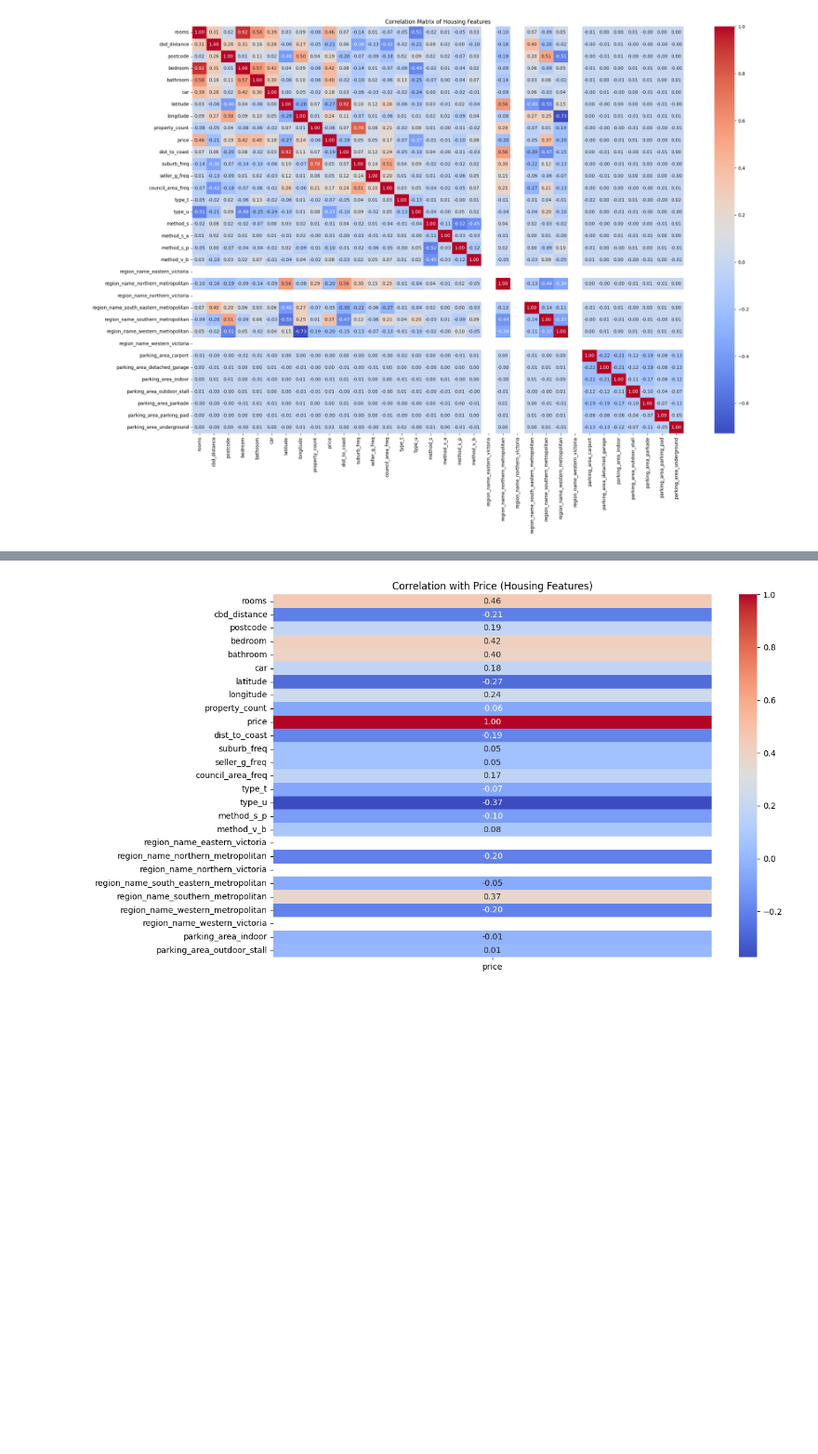
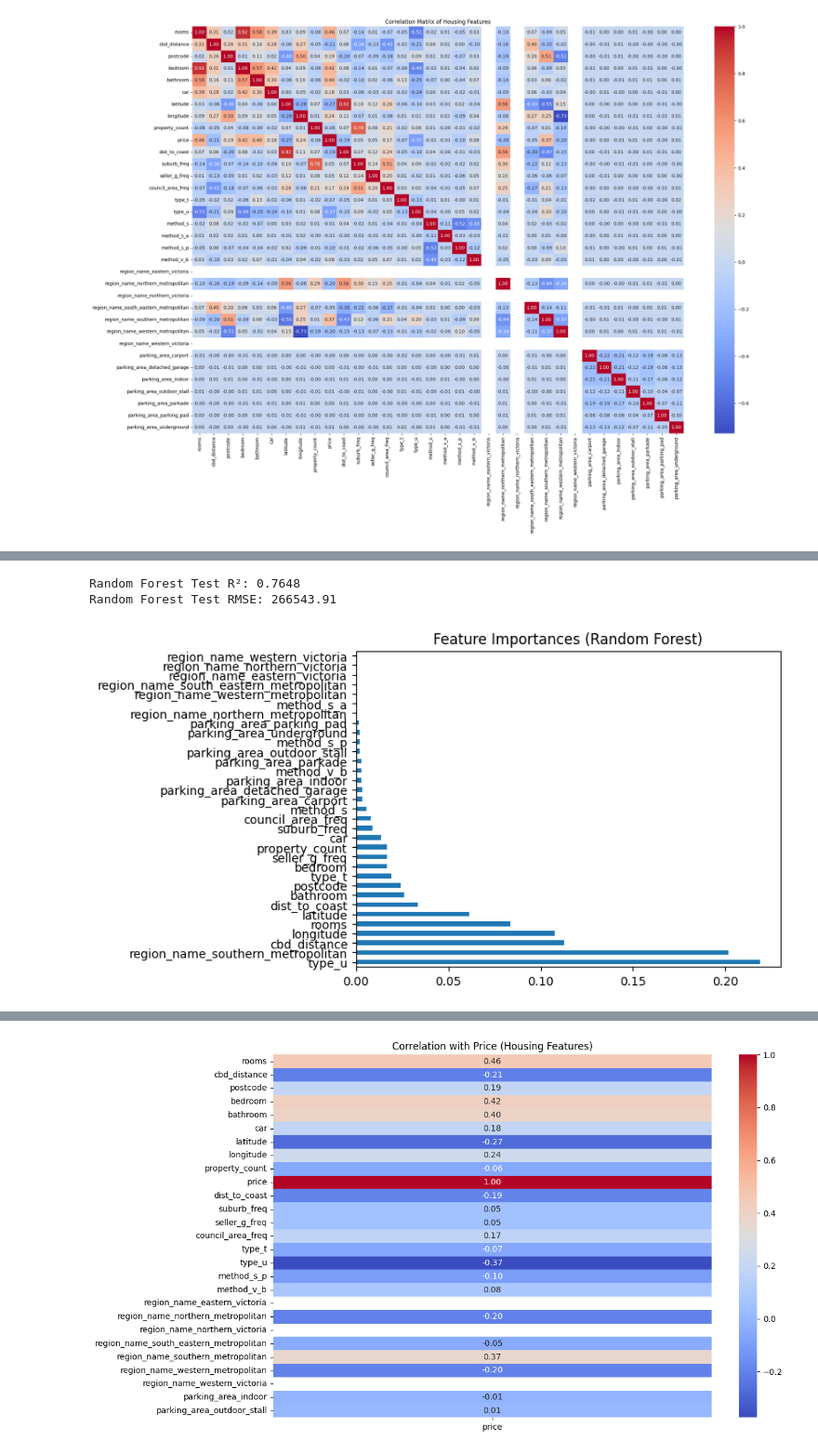
Before and after one commit to Wazard/Machine-Learning, a Jupyter notebook: 2025-12-03/melbourne_analysis.ipynb, the cells around one changed output, grey strips where cells are left out. Shown at 93% size. Saved outputs shown, nothing was run; the diff lists cells and outputs as text; code cells hidden in the pictures; blank space fills up the shorter version.

```diff
--- a/2025-12-03/melbourne_analysis.ipynb
+++ b/2025-12-03/melbourne_analysis.ipynb
@@ -340,3 +389,26 @@ plt.show()
+# %%
+from sklearn.ensemble import RandomForestRegressor
+
+# --- Random Forest pipeline ---
+rf_model = make_pipeline(
+    StandardScaler(),  # Optional: RF is not sensitive to scaling, but included for consistency
+    RandomForestRegressor(n_estimators=100, random_state=42, n_jobs=-1)
+)
+rf_model.fit(X_train, y_train)
+rf_y_pred_test = rf_model.predict(X_test)
+
+# --- Evaluation ---
+evaluate("Random Forest", y_test, rf_y_pred_test)
+
+importances = rf_model.named_steps['randomforestregressor'].feature_importances_
+feature_names = X.columns
+pd.Series(importances, index=feature_names).sort_values(ascending=False).plot(kind='barh')
+plt.title("Feature Importances (Random Forest)")
+plt.show()
+# %% [output]
+Random Forest Test R²: 0.7648
+Random Forest Test RMSE: 266543.91
+[figure, added]
 # %%
 handler.df.describe()
 # %% [output]
```
Also changed, not shown: parts of 5 cells of this notebook, 7 other files.
